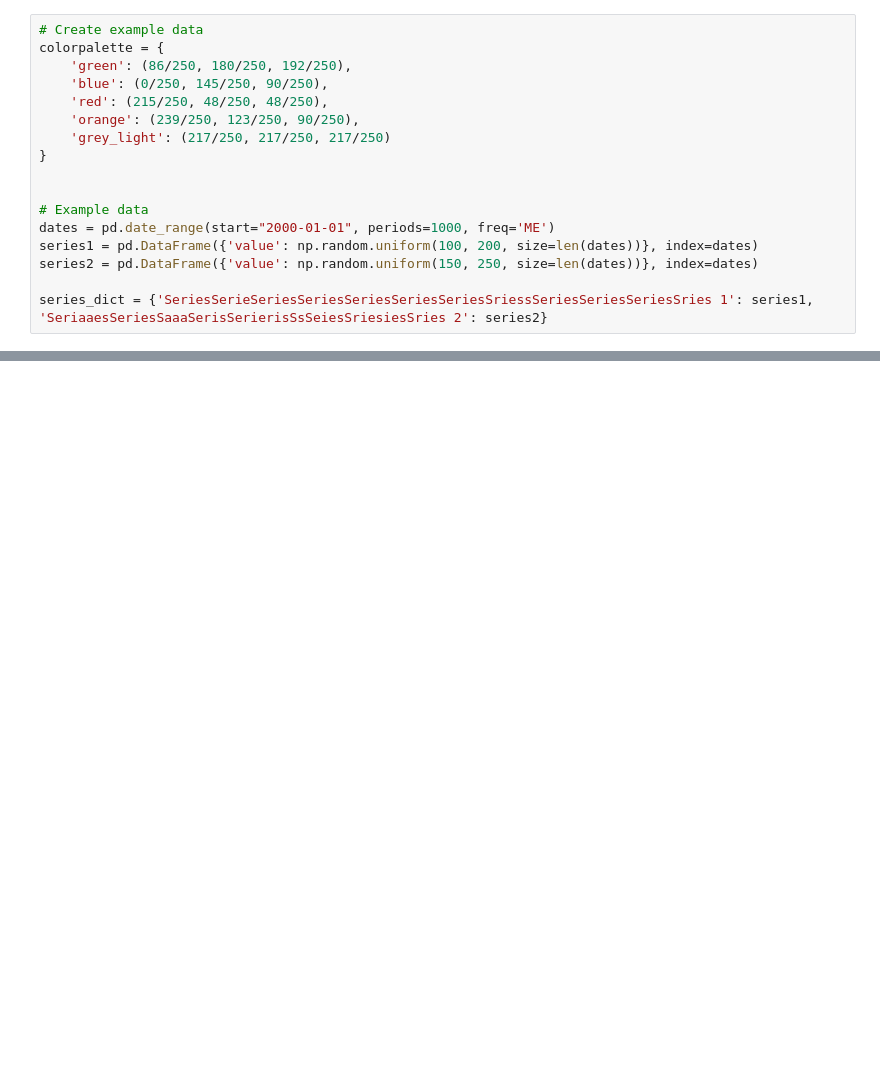
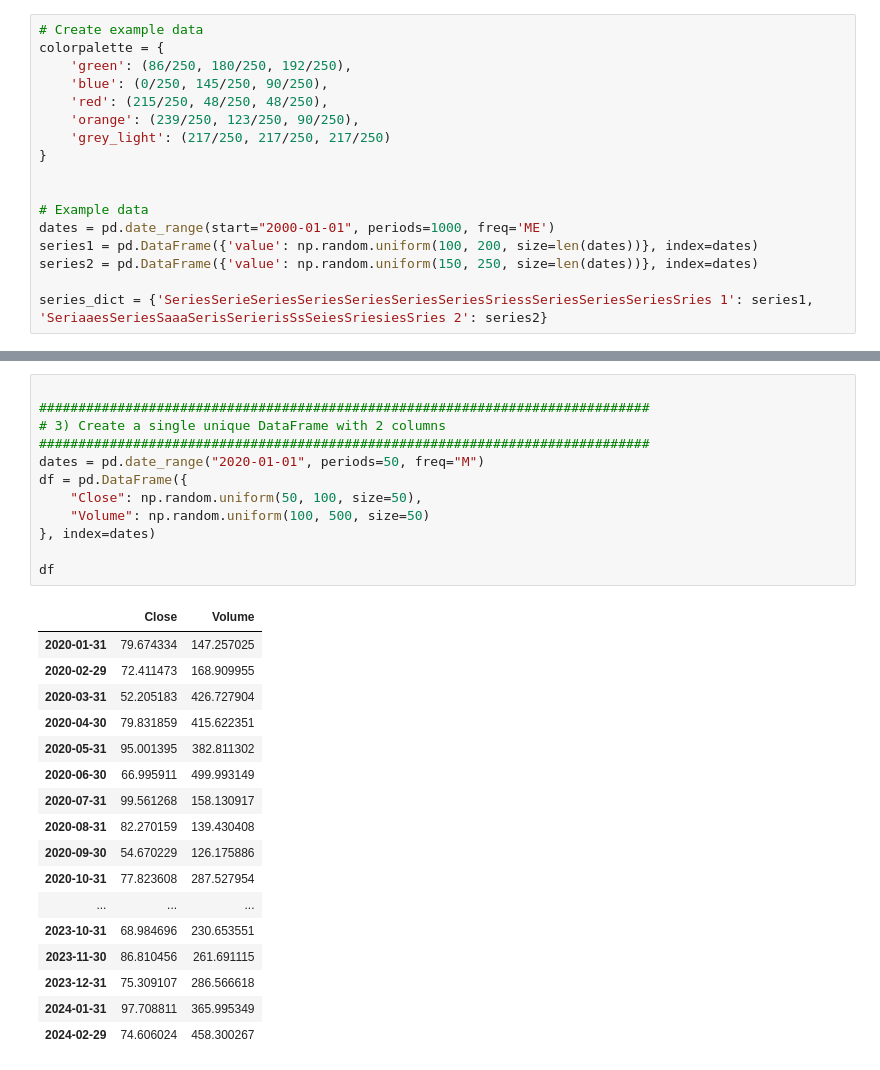
Before and after one commit to Aurelie-Dubost/xeu, a Jupyter notebook: plot_with_last.ipynb, the cells around one changed output, grey strips where cells are left out. Drawn from its saved outputs; the diff is of its cells as text; blank space fills up the shorter version.

```diff
--- a/plot_with_last.ipynb
+++ b/plot_with_last.ipynb
@@ -434,0 +974,30 @@ simple_time_series_plot(
+# %%
+
+##############################################################################
+# 3) Create a single unique DataFrame with 2 columns
+##############################################################################
+dates = pd.date_range("2020-01-01", periods=50, freq="M")
+df = pd.DataFrame({
+    "Close": np.random.uniform(50, 100, size=50),
+    "Volume": np.random.uniform(100, 500, size=50)
+}, index=dates)
+
+df
+# %% [output]
+|  | Close | Volume |
+| 2020-01-31 | 79.674334 | 147.257025 |
+| 2020-02-29 | 72.411473 | 168.909955 |
+| 2020-03-31 | 52.205183 | 426.727904 |
+| 2020-04-30 | 79.831859 | 415.622351 |
+| 2020-05-31 | 95.001395 | 382.811302 |
+| 2020-06-30 | 66.995911 | 499.993149 |
+| 2020-07-31 | 99.561268 | 158.130917 |
+| 2020-08-31 | 82.270159 | 139.430408 |
+| 2020-09-30 | 54.670229 | 126.175886 |
+| 2020-10-31 | 77.823608 | 287.527954 |
+| ... | ... | ... |
+| 2023-10-31 | 68.984696 | 230.653551 |
+| 2023-11-30 | 86.810456 | 261.691115 |
+| 2023-12-31 | 75.309107 | 286.566618 |
+| 2024-01-31 | 97.708811 | 365.995349 |
+| 2024-02-29 | 74.606024 | 458.300267 |
```
Also changed, not shown: parts of 4 cells of this notebook.
